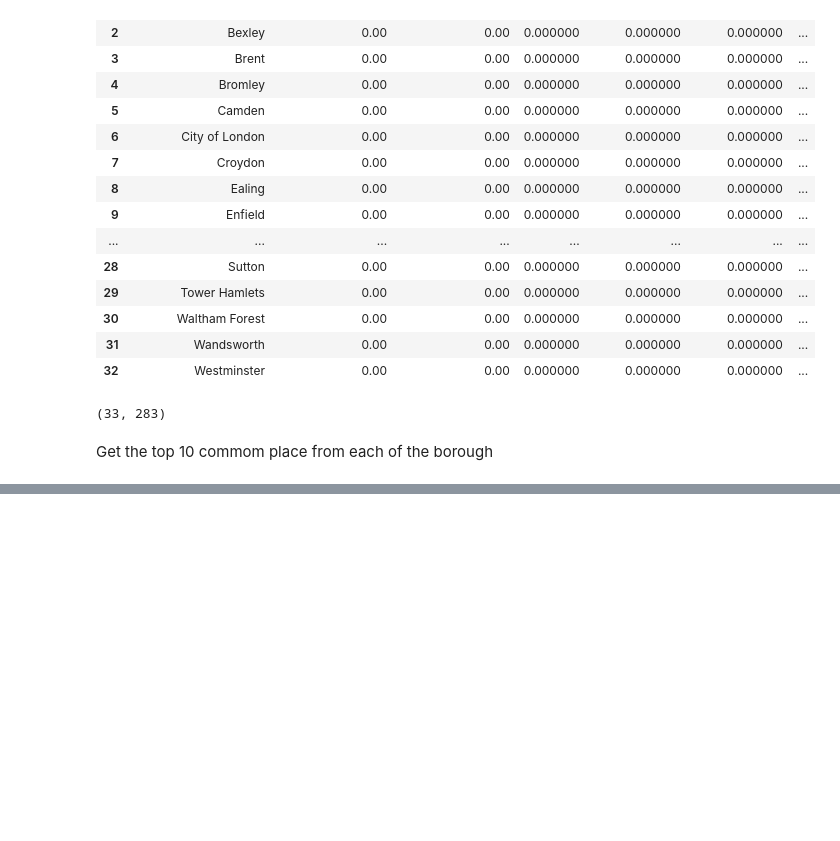
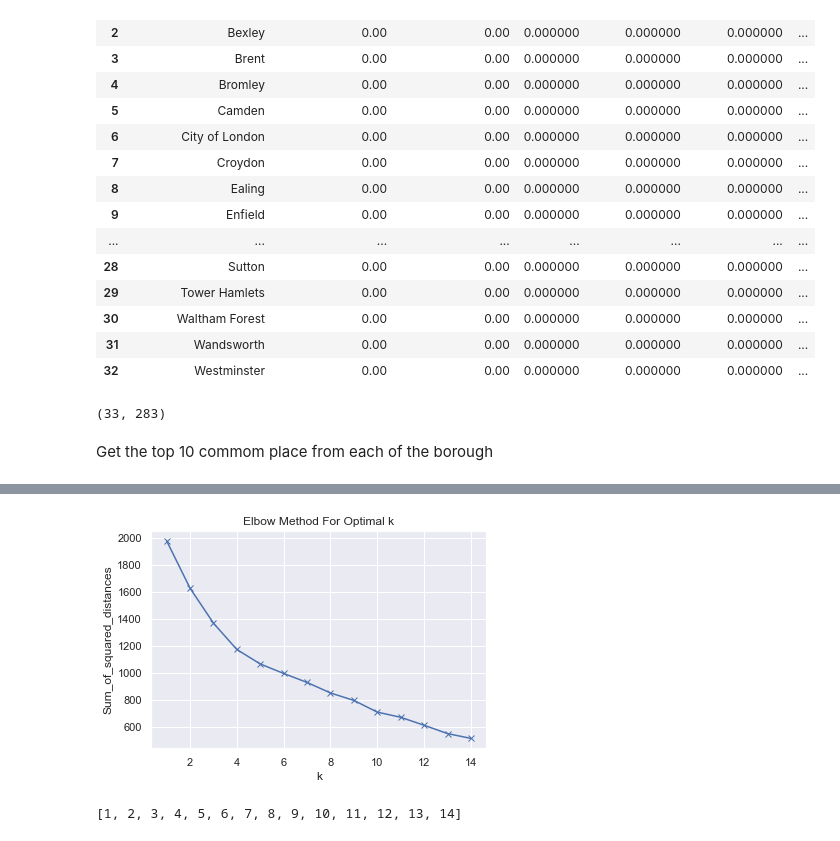
Before and after one commit to shrirangdixit/Coursera_Capstone, a Jupyter notebook: Capstone_project/Capstone_Project-The_Optimal_Locations_for_Indian_Restaurent.ipynb, the cells around one changed output, grey strips where cells are left out. Drawn from its saved outputs; the diff is of its cells as text; code cells hidden in the pictures; blank space fills up the shorter version.

```diff
--- a/Capstone_project/Capstone_Project-The_Optimal_Locations_for_Indian_Restaurent.ipynb
+++ b/Capstone_project/Capstone_Project-The_Optimal_Locations_for_Indian_Restaurent.ipynb
@@ -526,0 +548,6 @@ borough_venues_sorted
+# %%
+# Lets re arrange the columns of data set
+
+column = top_100_dummy_grouped.columns.tolist()
+columns_new = column[:1] + column[-4:] + column[1:-4]
+top_100_dummy_grouped = top_100_dummy_grouped[columns_new]
@@ -526,0 +576,5 @@ borough_venues_sorted
+# %%
+top_100_dummy_grouped_scaled = RobustScaler().fit_transform(top_100_dummy_grouped.iloc[:,1:])
+# %%
+top_100_dummy_grouped_scaled = pd.DataFrame(data = top_100_dummy_grouped_scaled,
+                                            columns=top_100_dummy_grouped.columns.tolist()[1:])
@@ -526,0 +603,6 @@ borough_venues_sorted
+# %%
+intertias = []
+klist = range(1,15)
+for k in klist:
+    kmeans = KMeans(n_clusters= k ,init='k-means++' , n_init=10).fit(top_100_dummy_grouped_scaled.iloc[:,4:])
+    intertias.append(kmeans.inertia_)
@@ -526,0 +626,12 @@ borough_venues_sorted
+# %%
+plt.plot(klist, intertias, 'bx-')
+plt.xlabel('k')
+plt.ylabel('Sum_of_squared_distances')
+plt.title('Elbow Method For Optimal k')
+plt.show()
+# %% [output]
+[figure, added]
+# %%
+[k for k in range(1,15)]
+# %% [output]
+[1, 2, 3, 4, 5, 6, 7, 8, 9, 10, 11, 12, 13, 14]
```
Also changed, not shown: parts of 30 cells of this notebook, 1 other file.
